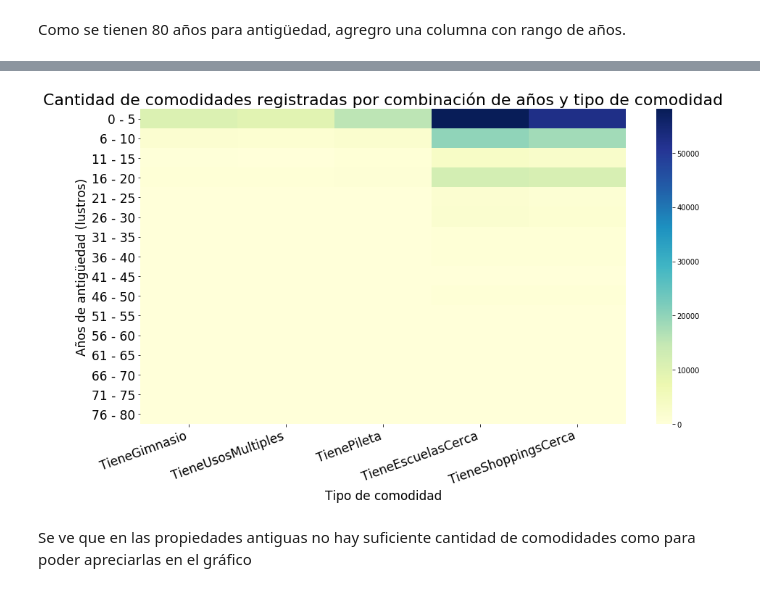
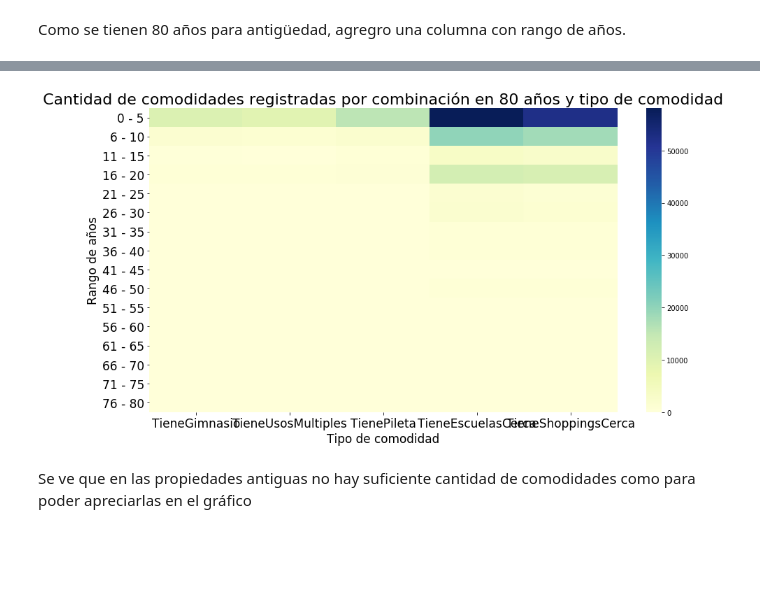
Before and after one commit to komod0/TPs-Org.Datos, a Jupyter notebook: tp1/nbfacundo.ipynb, the cells around one changed output, grey strips where cells are left out. Drawn from its saved outputs; the diff is of its cells as text; code cells hidden in the pictures; blank space fills up the shorter version.

```diff
--- a/tp1/nbfacundo.ipynb
+++ b/tp1/nbfacundo.ipynb
@@ -811,15 +769,15 @@ La media de la proporción de amenidades compartidas supera por más del 90% del
 # %%
 plt.figure(figsize=(15,8))
 plot = sb.heatmap(df_comodidad_agrupada5,cmap = 'YlGnBu', cbar = True)
-plot.set_title('Cantidad de comodidades registradas por combinación de años y tipo de comodidad', \
+plot.set_title('Cantidad de comodidades registradas por combinación en 80 años y tipo de comodidad', \
                fontsize = 22, y=2)
 plot.set_xlabel('Tipo de comodidad', fontsize = 17)
-plot.set_ylabel('Años de antigüedad (lustros)', fontsize = 17)
-plt.xticks(fontsize = 17, rotation = 20, ha = 'right')
+plot.set_ylabel('Rango de años', fontsize = 17)
+plt.xticks(fontsize = 17)
 plt.yticks(fontsize = 17)
 plt.show()
 # %% [output]
-[figure, old version]
+[figure, new version]
 # %% [markdown]
 Se ve que en las propiedades antiguas no hay suficiente cantidad de comodidades como para poder apreciarlas en el gráfico
 # %%
```
Also changed, not shown: parts of 72 cells of this notebook.
